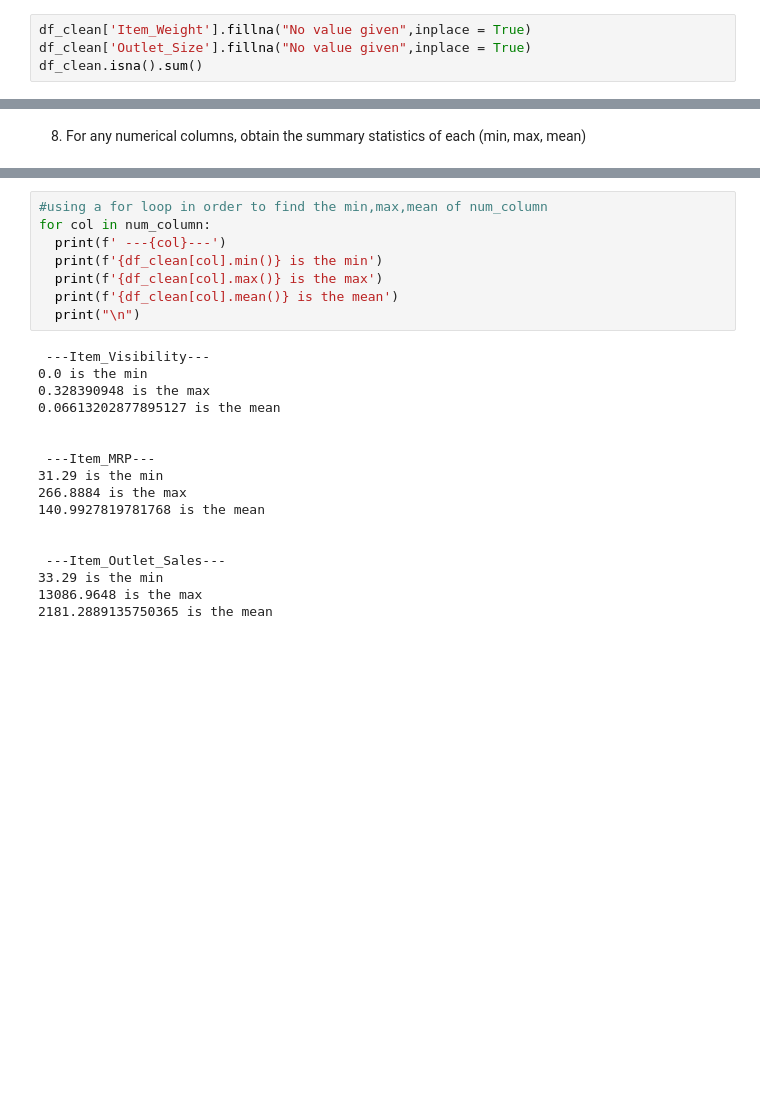
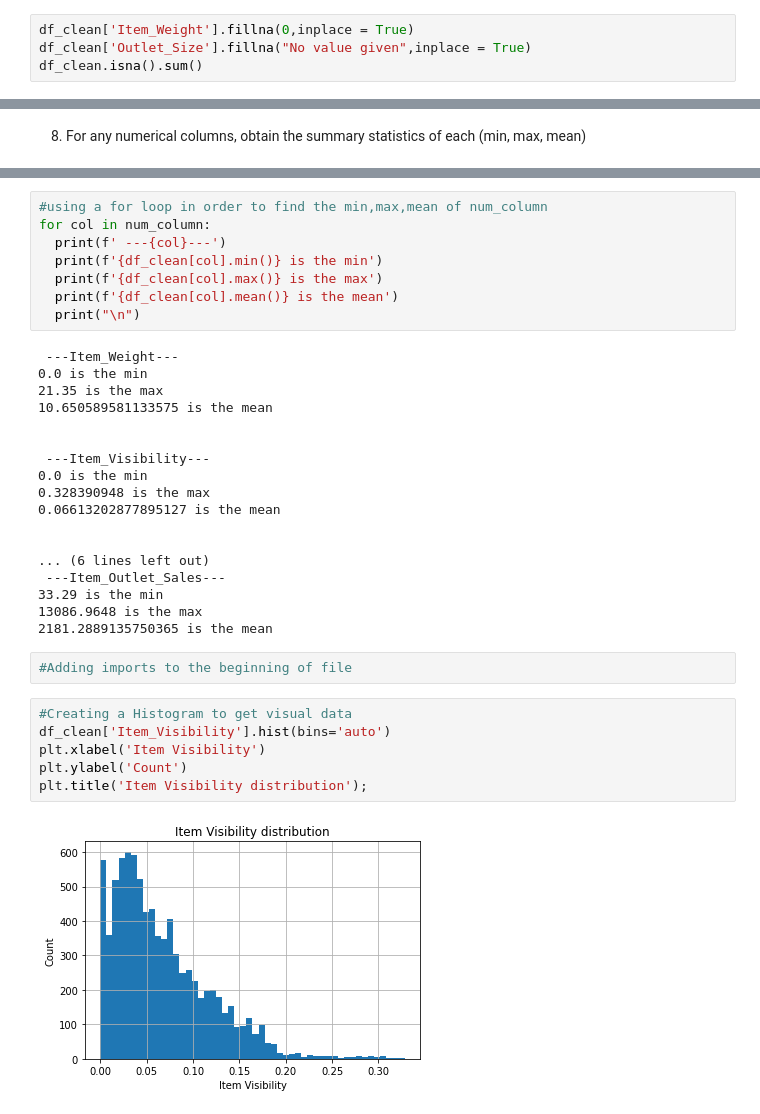
Before and after one commit to rommeljpadilla/sales-predictions, a Jupyter notebook: Sales_predictions.ipynb, the cells around one changed output, grey strips where cells are left out. Drawn from its saved outputs; the diff is of its cells as text; blank space fills up the shorter version.

```diff
--- a/Sales_predictions.ipynb
+++ b/Sales_predictions.ipynb
@@ -131,7 +134,7 @@ dtype: int64
 There no no missing values in both columns
 df_clean is equal to df
 # %%
-df_clean['Item_Weight'].fillna("No value given",inplace = True)
+df_clean['Item_Weight'].fillna(0,inplace = True)
 df_clean['Outlet_Size'].fillna("No value given",inplace = True)
 df_clean.isna().sum()
 # %% [output]
@@ -253,19 +256,30 @@ for col in num_column:
   print(f'{df_clean[col].mean()} is the mean')
   print("\n")
 # %% [output]
+ ---Item_Weight---
+0.0 is the min
+21.35 is the max
+10.650589581133575 is the mean
+
+
  ---Item_Visibility---
 0.0 is the min
 0.328390948 is the max
 0.06613202877895127 is the mean
 
 
- ---Item_MRP---
-31.29 is the min
-266.8884 is the max
-140.9927819781768 is the mean
-
-
+... (6 lines left out)
  ---Item_Outlet_Sales---
 33.29 is the min
 13086.9648 is the max
 2181.2889135750365 is the mean
+# %%
+#Adding imports to the beginning of file
+# %%
+#Creating a Histogram to get visual data
+df_clean['Item_Visibility'].hist(bins='auto')
+plt.xlabel('Item Visibility')
+plt.ylabel('Count')
+plt.title('Item Visibility distribution');
+# %% [output]
+[figure, added]
```
Also changed, not shown: parts of 10 cells of this notebook.
